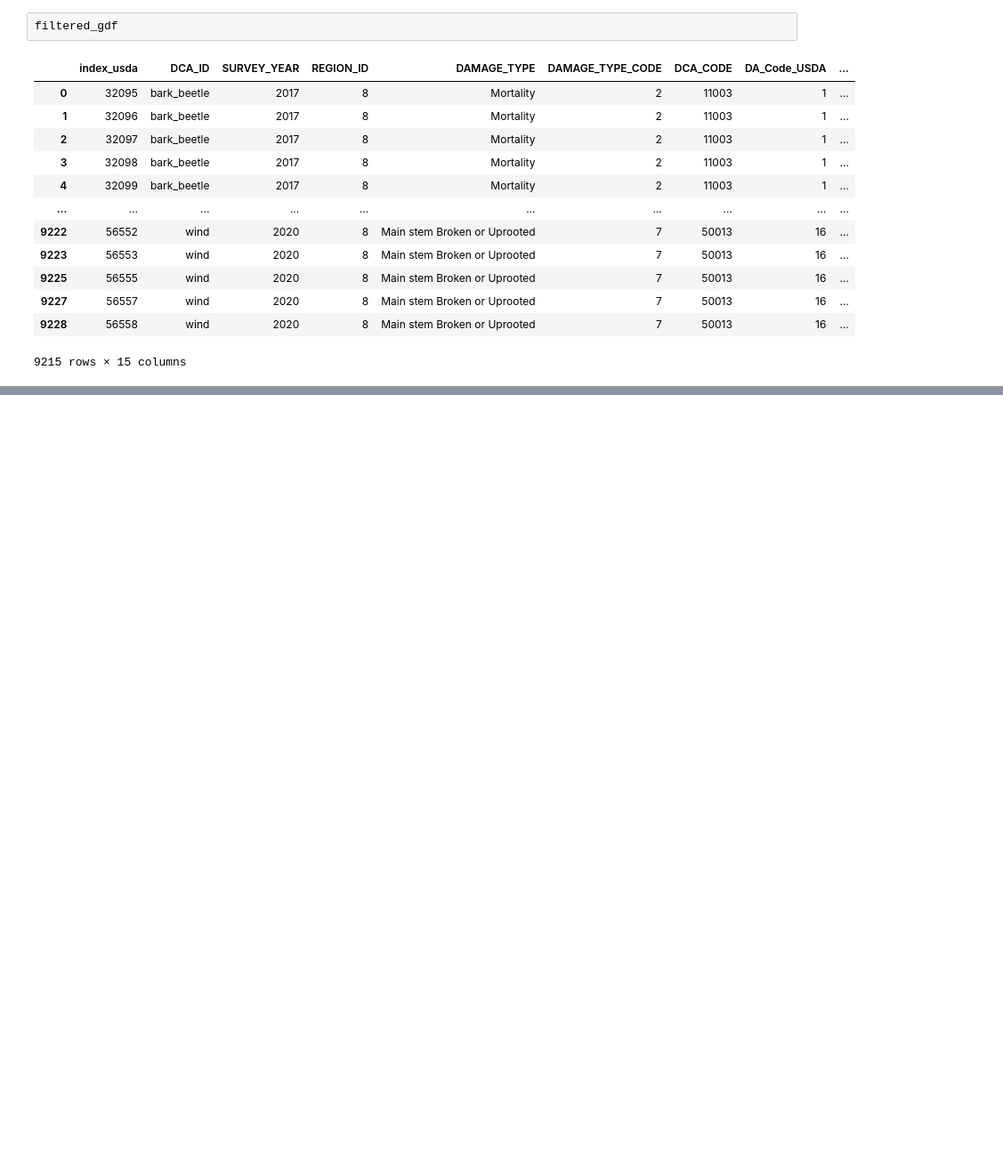
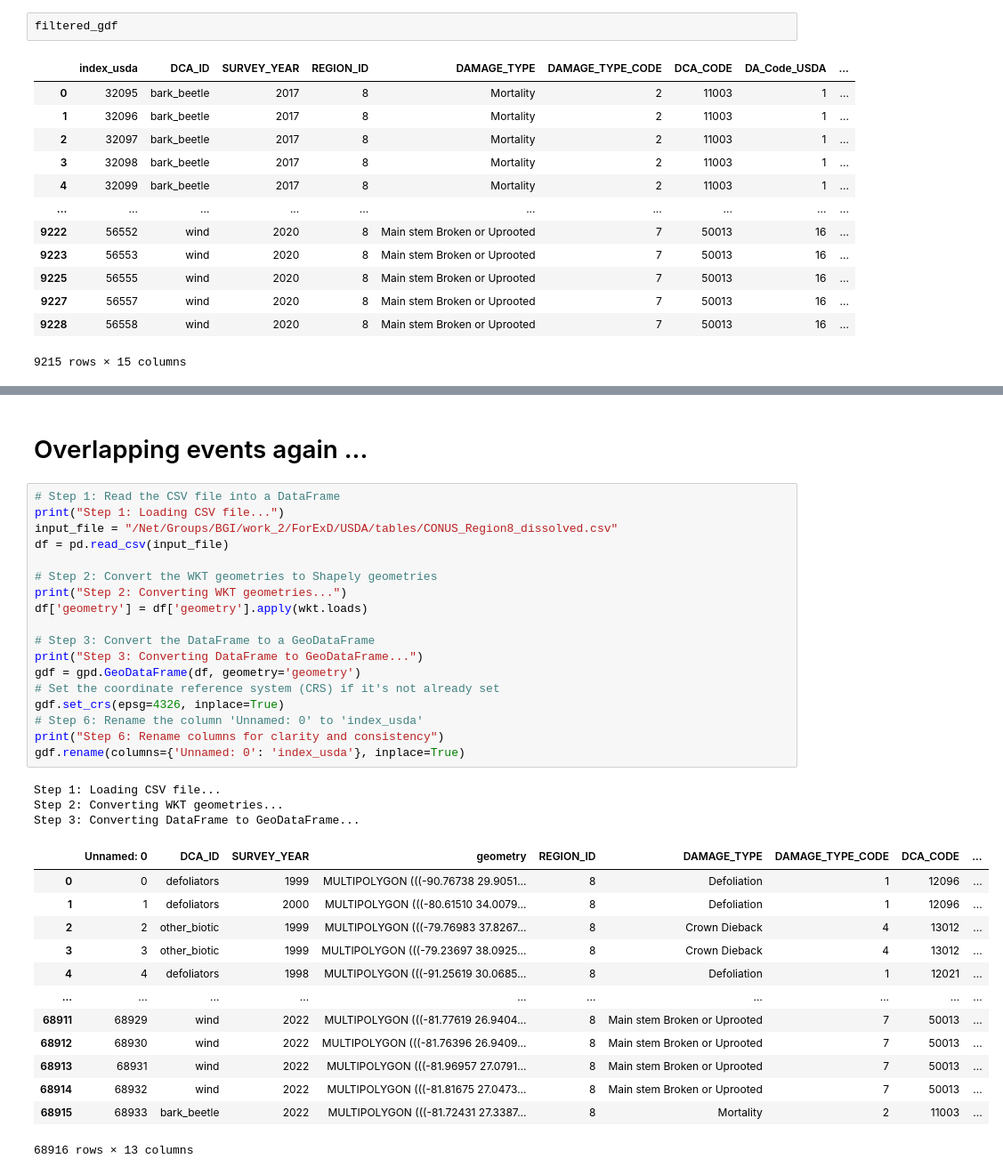
Before and after one commit to Franziska279/ForExD-WP1-P1, a Jupyter notebook: src/01_ids_preprocessing.ipynb, the cells around one changed output, grey strips where cells are left out. Shown: that part at 89% size. Saved outputs shown, nothing was run; the diff lists cells and outputs as text; blank space fills up the shorter version.

Commit message:
overlapping events not exclusion

```diff
--- a/src/01_ids_preprocessing.ipynb
+++ b/src/01_ids_preprocessing.ipynb
@@ -279,0 +450,37 @@ filtered_gdf
+# %% [markdown]
+# Overlapping events again ...
+# %%
+# Step 1: Read the CSV file into a DataFrame
+print("Step 1: Loading CSV file...")
+input_file = "/Net/Groups/BGI/work_2/ForExD/USDA/tables/CONUS_Region8_dissolved.csv"
+df = pd.read_csv(input_file)
+
+# Step 2: Convert the WKT geometries to Shapely geometries
+print("Step 2: Converting WKT geometries...")
+df['geometry'] = df['geometry'].apply(wkt.loads)
+
+# Step 3: Convert the DataFrame to a GeoDataFrame
+print("Step 3: Converting DataFrame to GeoDataFrame...")
+gdf = gpd.GeoDataFrame(df, geometry='geometry')
+# Set the coordinate reference system (CRS) if it's not already set
+gdf.set_crs(epsg=4326, inplace=True)
+# Step 6: Rename the column 'Unnamed: 0' to 'index_usda'
+print("Step 6: Rename columns for clarity and consistency")
+gdf.rename(columns={'Unnamed: 0': 'index_usda'}, inplace=True)
+# %% [output]
+Step 1: Loading CSV file...
+Step 2: Converting WKT geometries...
+Step 3: Converting DataFrame to GeoDataFrame...
+|  | Unnamed: 0 | DCA_ID | SURVEY_YEAR | geometry | REGION_ID | DAMAGE_TYPE | DAMAGE_TYPE_CODE | DCA_CODE | ... |
+| 0 | 0 | defoliators | 1999 | MULTIPOLYGON (((-90.76738 29.9051... | 8 | Defoliation | 1 | 12096 | ... |
+| 1 | 1 | defoliators | 2000 | MULTIPOLYGON (((-80.61510 34.0079... | 8 | Defoliation | 1 | 12096 | ... |
+| 2 | 2 | other_biotic | 1999 | MULTIPOLYGON (((-79.76983 37.8267... | 8 | Crown Dieback | 4 | 13012 | ... |
+| 3 | 3 | other_biotic | 1999 | MULTIPOLYGON (((-79.23697 38.0925... | 8 | Crown Dieback | 4 | 13012 | ... |
+| 4 | 4 | defoliators | 1998 | MULTIPOLYGON (((-91.25619 30.0685... | 8 | Defoliation | 1 | 12021 | ... |
+| ... | ... | ... | ... | ... | ... | ... | ... | ... | ... |
+| 68911 | 68929 | wind | 2022 | MULTIPOLYGON (((-81.77619 26.9404... | 8 | Main stem Broken or Uprooted | 7 | 50013 | ... |
+| 68912 | 68930 | wind | 2022 | MULTIPOLYGON (((-81.76396 26.9409... | 8 | Main stem Broken or Uprooted | 7 | 50013 | ... |
+| 68913 | 68931 | wind | 2022 | MULTIPOLYGON (((-81.96957 27.0791... | 8 | Main stem Broken or Uprooted | 7 | 50013 | ... |
+| 68914 | 68932 | wind | 2022 | MULTIPOLYGON (((-81.81675 27.0473... | 8 | Main stem Broken or Uprooted | 7 | 50013 | ... |
+| 68915 | 68933 | bark_beetle | 2022 | MULTIPOLYGON (((-81.72431 27.3387... | 8 | Mortality | 2 | 11003 | ... |
+68916 rows × 13 columns
```
Also changed, not shown: parts of 16 cells of this notebook, 3 other files.
